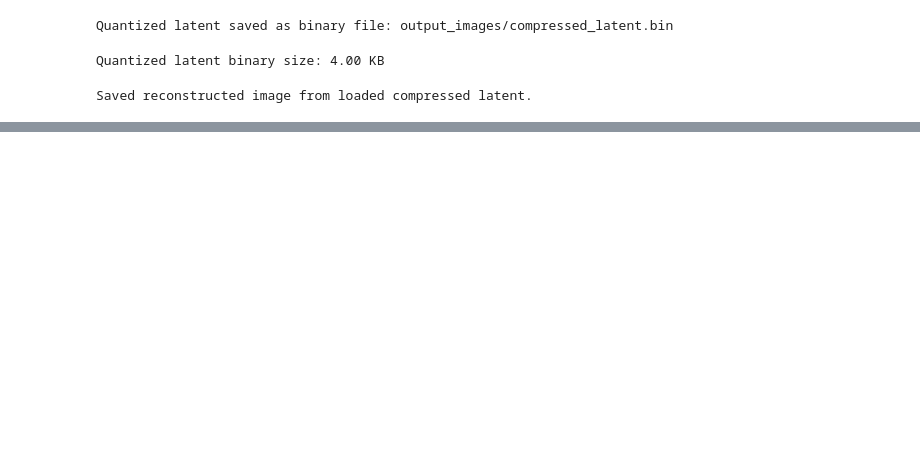
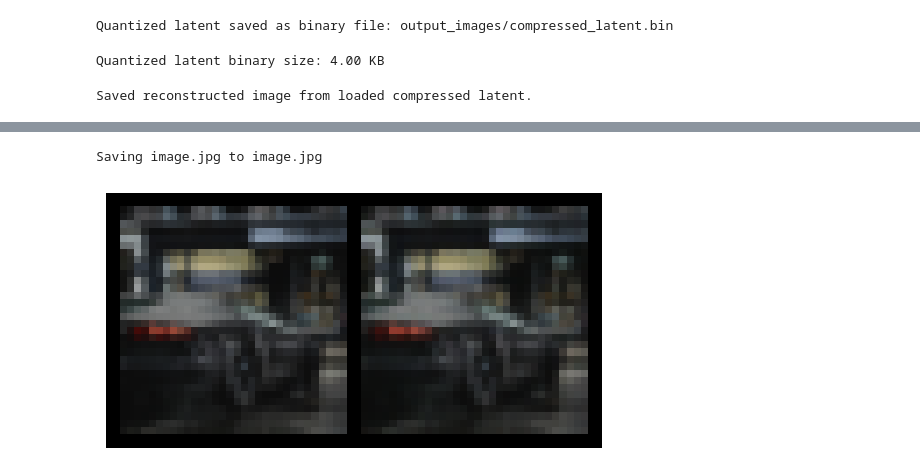
Before and after one commit to Abhiraj36/Compression01, a Jupyter notebook: CNN_compression.ipynb, the cells around one changed output, grey strips where cells are left out. Cells and saved outputs as stored; diff of their text form; code cells hidden in the pictures; blank space fills up the shorter version.

```diff
--- a/CNN_compression.ipynb
+++ b/CNN_compression.ipynb
@@ -250,0 +522,43 @@ Saved reconstructed image from loaded compressed latent.
+# %%
+from google.colab import files
+from PIL import Image
+import torchvision.transforms as transforms
+import torch
+
+# Upload an image
+uploaded = files.upload()
+
+# Assume the first uploaded file is your image
+img_path = list(uploaded.keys())[0]
+
+# Load and preprocess image
+transform = transforms.Compose([
+    transforms.Resize((32, 32)),
+    transforms.ToTensor(),
+    transforms.Normalize((0.5, 0.5, 0.5), (0.5, 0.5, 0.5))
+])
+
+img = Image.open(img_path).convert('RGB')
+img_tensor = transform(img).unsqueeze(0).to(device)  # Add batch dim and move to device
+
+# Pass through autoencoder
+autoencoder.eval()
+with torch.no_grad():
+    recon_img, _ = autoencoder(img_tensor)
+
+# Undo normalization for visualization
+recon_img_vis = recon_img * 0.5 + 0.5
+
+# Save or display the images
+from torchvision.utils import save_image, make_grid
+import matplotlib.pyplot as plt
+
+save_image(img_tensor * 0.5 + 0.5, "uploaded_original.png")
+save_image(recon_img_vis, "uploaded_reconstructed.png")
+
+# Show side-by-side
+grid = make_grid(torch.cat([img_tensor * 0.5 + 0.5, recon_img_vis], dim=0))
+plt.imshow(grid.permute(1, 2, 0).cpu())
+plt.axis('off')
+plt.show()
+# %% [output]
@@ -250,0 +566,2 @@ Saved reconstructed image from loaded compressed latent.
+Saving image.jpg to image.jpg
+[figure, added]
```
Also changed, not shown: parts of 12 cells of this notebook.
